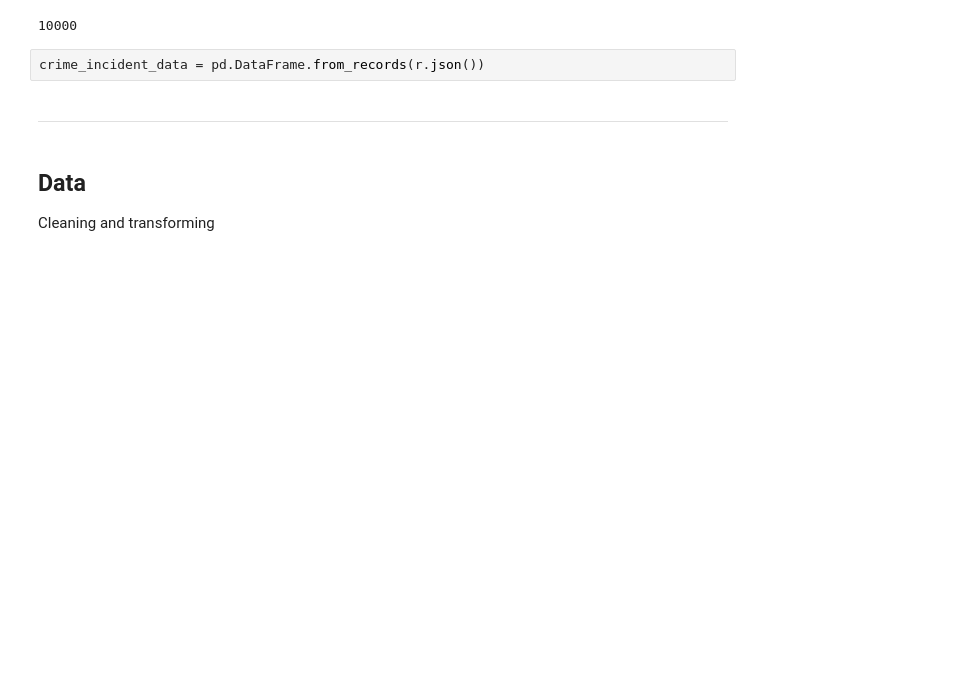
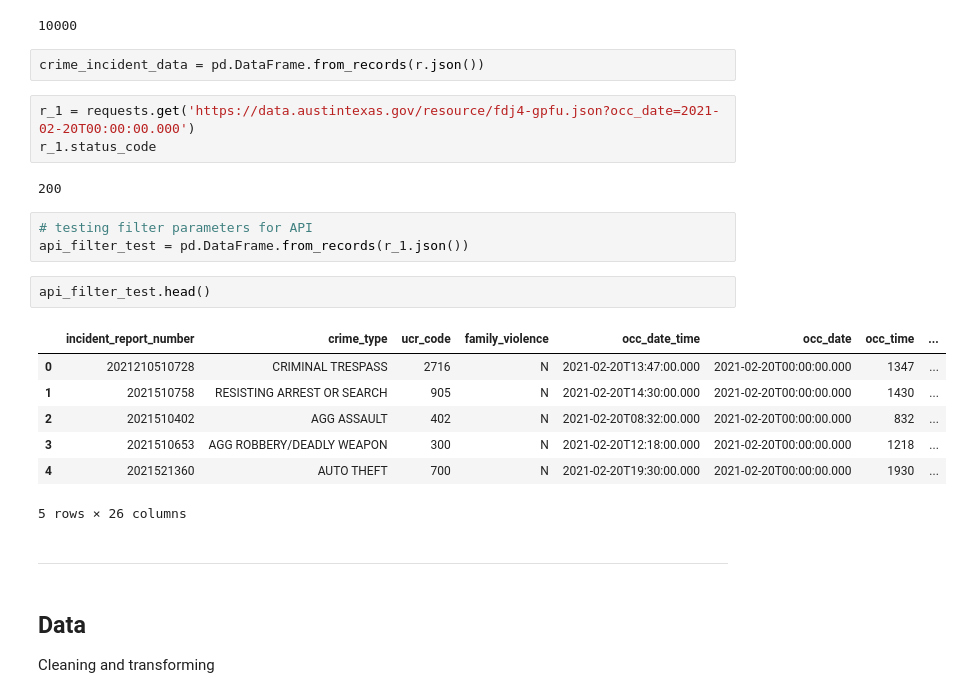
Before and after one commit to DonnieData/austin_crime_EDA, a Jupyter notebook: data_retrieval_transformation.ipynb, the cells around one changed output. Saved outputs shown, nothing was run; the diff lists cells and outputs as text; blank space fills up the shorter version.

Commit message:
testing api's

```diff
--- a/data_retrieval_transformation.ipynb
+++ b/data_retrieval_transformation.ipynb
@@ -19,6 +19,24 @@ len(r.json())
 10000
 # %%
 crime_incident_data = pd.DataFrame.from_records(r.json())
+# %%
+r_1 = requests.get('https://data.austintexas.gov/resource/fdj4-gpfu.json?occ_date=2021-02-20T00:00:00.000')
+r_1.status_code
+# %% [output]
+200
+# %%
+# testing filter parameters for API
+api_filter_test = pd.DataFrame.from_records(r_1.json())
+# %%
+api_filter_test.head()
+# %% [output]
+|  | incident_report_number | crime_type | ucr_code | family_violence | occ_date_time | occ_date | occ_time | ... |
+| 0 | 2021210510728 | CRIMINAL TRESPASS | 2716 | N | 2021-02-20T13:47:00.000 | 2021-02-20T00:00:00.000 | 1347 | ... |
+| 1 | 2021510758 | RESISTING ARREST OR SEARCH | 905 | N | 2021-02-20T14:30:00.000 | 2021-02-20T00:00:00.000 | 1430 | ... |
+| 2 | 2021510402 | AGG ASSAULT | 402 | N | 2021-02-20T08:32:00.000 | 2021-02-20T00:00:00.000 | 832 | ... |
+| 3 | 2021510653 | AGG ROBBERY/DEADLY WEAPON | 300 | N | 2021-02-20T12:18:00.000 | 2021-02-20T00:00:00.000 | 1218 | ... |
+| 4 | 2021521360 | AUTO THEFT | 700 | N | 2021-02-20T19:30:00.000 | 2021-02-20T00:00:00.000 | 1930 | ... |
+5 rows × 26 columns
 # %% [markdown]
 ----------------
 # %% [markdown]
```
Also changed, not shown: parts of 11 cells of this notebook.
